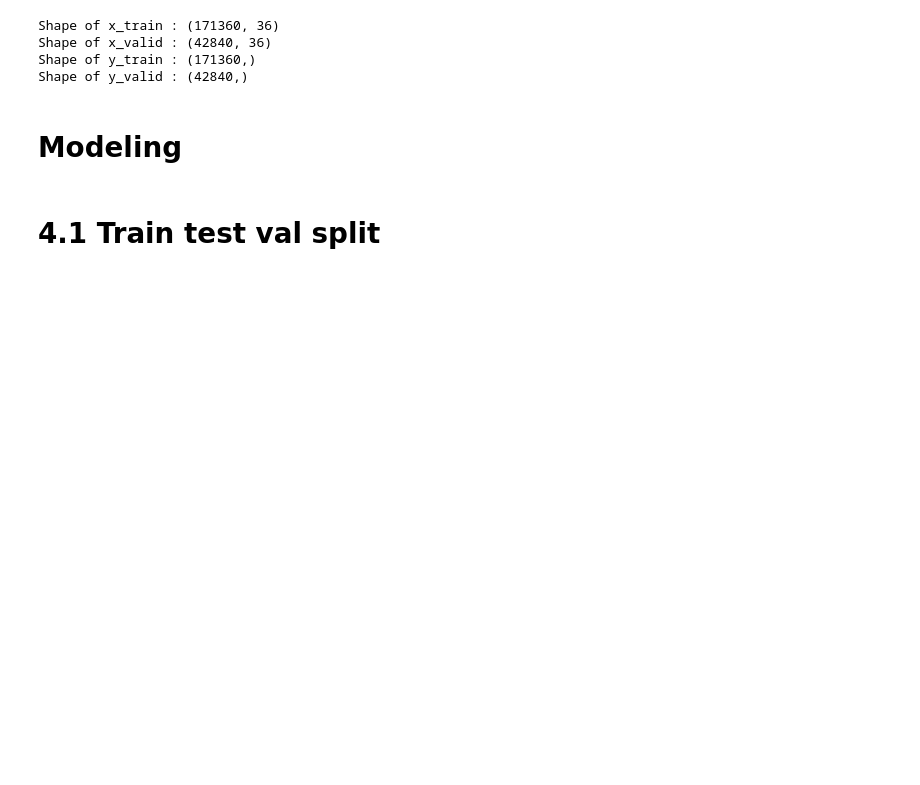
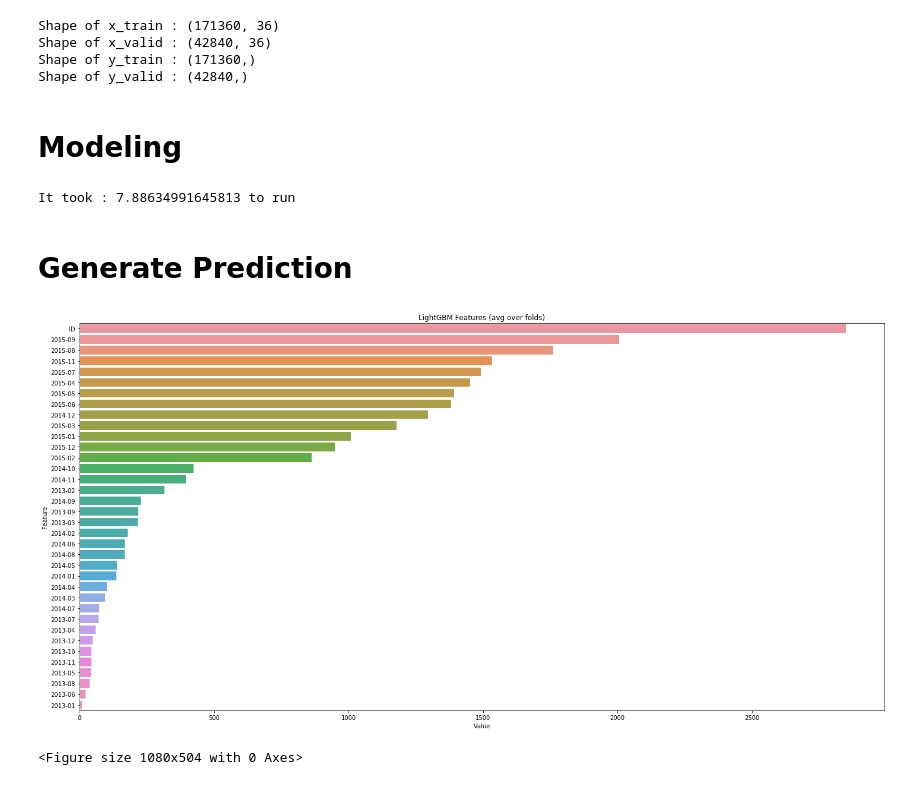
Before and after one commit to sarumaha/predict_future_sales_kaggle, a Jupyter notebook: analysis.ipynb, the cells around one changed output. Cells and saved outputs as stored; diff of their text form; code cells hidden in the pictures; blank space fills up the shorter version.

Commit message:
Summary
- Cleaning captions
- Generate new model

```diff
--- a/analysis.ipynb
+++ b/analysis.ipynb
@@ -161,5 +153,0 @@ train_df[train_df['item_cnt_day'] < 0].head()
-# %%
-#Only get non-negative count of day value
-print('Data set size before remove item price 0 cleaning:', train_df.shape)
-train_df = train_df.query('item_cnt_day >= 0')
-print('Data set size after remove item price 0 cleaning:', train_df.shape)
@@ -291,13 +276,14 @@ Shape of y_valid : (42840,)
 # %% [markdown]
 # Modeling
 # %%
+ts = time.time()
 from lightgbm import LGBMRegressor
 
-model_lgb = LGBMRegressor( n_estimators=200,
-                           learning_rate=0.01,
-                           num_leaves=50,
+model_lgb = LGBMRegressor( n_estimators=500,
+                           learning_rate=0.009,
+                           num_leaves=100,
                            colsample_bytree=0.95,
-                           subsample=0.80,
+                           subsample=0.90,
                            max_depth=10,
                            reg_alpha=0.4,
                            reg_lambda=0.1,
@@ -306,8 +292,11 @@ model_lgb = LGBMRegressor( n_estimators=200,
 model_lgb.fit(x_train, y_train)
 
 y_pred_lgb = model_lgb.predict(x_test)
+print("It took : " + str(time.time() - ts) + " to run")
+# %% [output]
+It took : 7.88634991645813 to run
-# %% [markdown]
-# 4.1 Train test val split
+# %% [markdown]
+# Generate Prediction
 # %%
 # Test set and clip certain range
 y_pred_lgb = model_lgb.predict(x_test).clip(0., 20.)
@@ -315,3 +304,18 @@ y_pred_lgb = model_lgb.predict(x_test).clip(0., 20.)
 # File for submission
 preds = pd.DataFrame(y_pred_lgb, columns=['item_cnt_month'])
 preds.to_csv('submission.csv',index_label='ID')
+# %%
+import warnings
+warnings.simplefilter(action='ignore', category=FutureWarning)
+
+feature_imp = pd.DataFrame(sorted(zip(model_lgb.feature_importances_,x_train.columns)), columns=['Value','Feature'])
+
+plt.figure(figsize=(20, 10))
+sns.barplot(x="Value", y="Feature", data=feature_imp.sort_values(by="Value", ascending=False))
+plt.title('LightGBM Features (avg over folds)')
+plt.tight_layout()
+plt.show()
+plt.savefig('lgbm_importances-01.png')
+# %% [output]
+[figure, added]
+<Figure size 1080x504 with 0 Axes>
```
Also changed, not shown: parts of 4 cells of this notebook, 1 other file.
